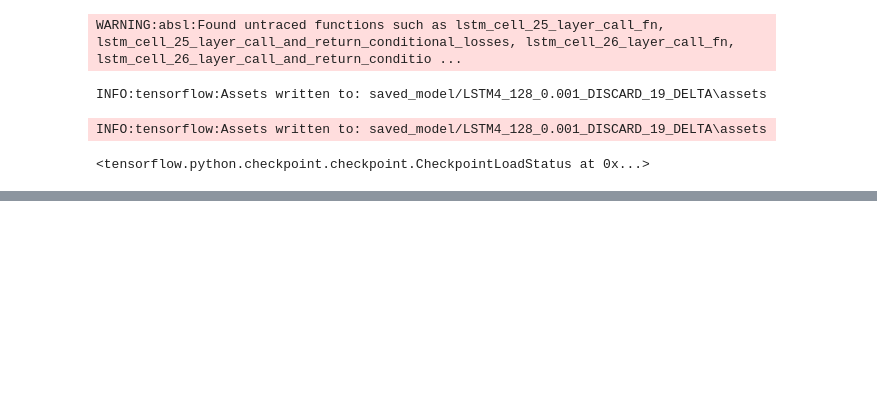
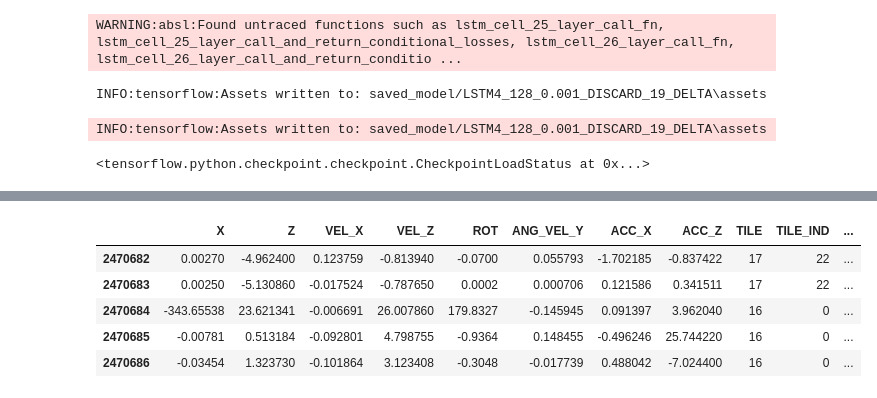
Before and after one commit to MrGreensushi/TesiRacingGame, a Jupyter notebook: AnacondaScripts/newDB/OnlyVelocity.ipynb, the cells around one changed output, grey strips where cells are left out. Drawn from its saved outputs; the diff is of its cells as text; code cells hidden in the pictures; blank space fills up the shorter version.

```diff
--- a/AnacondaScripts/newDB/OnlyVelocity.ipynb
+++ b/AnacondaScripts/newDB/OnlyVelocity.ipynb
@@ -235,0 +383,10 @@ onnx_model,_=tf2onnx.converter.from_keras(model,input_signature,opset=9)
+# %%
+t=df_train["ROT"].idxmax()
+df_train.iloc[t-2:t+3]
+# %% [output]
+|  | X | Z | VEL_X | VEL_Z | ROT | ANG_VEL_Y | ACC_X | ACC_Z | TILE | TILE_IND | ... |
+| 2470682 | 0.00270 | -4.962400 | 0.123759 | -0.813940 | -0.0700 | 0.055793 | -1.702185 | -0.837422 | 17 | 22 | ... |
+| 2470683 | 0.00250 | -5.130860 | -0.017524 | -0.787650 | 0.0002 | 0.000706 | 0.121586 | 0.341511 | 17 | 22 | ... |
+| 2470684 | -343.65538 | 23.621341 | -0.006691 | 26.007860 | 179.8327 | -0.145945 | 0.091397 | 3.962040 | 16 | 0 | ... |
+| 2470685 | -0.00781 | 0.513184 | -0.092801 | 4.798755 | -0.9364 | 0.148455 | -0.496246 | 25.744220 | 16 | 0 | ... |
+| 2470686 | -0.03454 | 1.323730 | -0.101864 | 3.123408 | -0.3048 | -0.017739 | 0.488042 | -7.024400 | 16 | 0 | ... |
```
Also changed, not shown: parts of 26 cells of this notebook, 2 other files.
